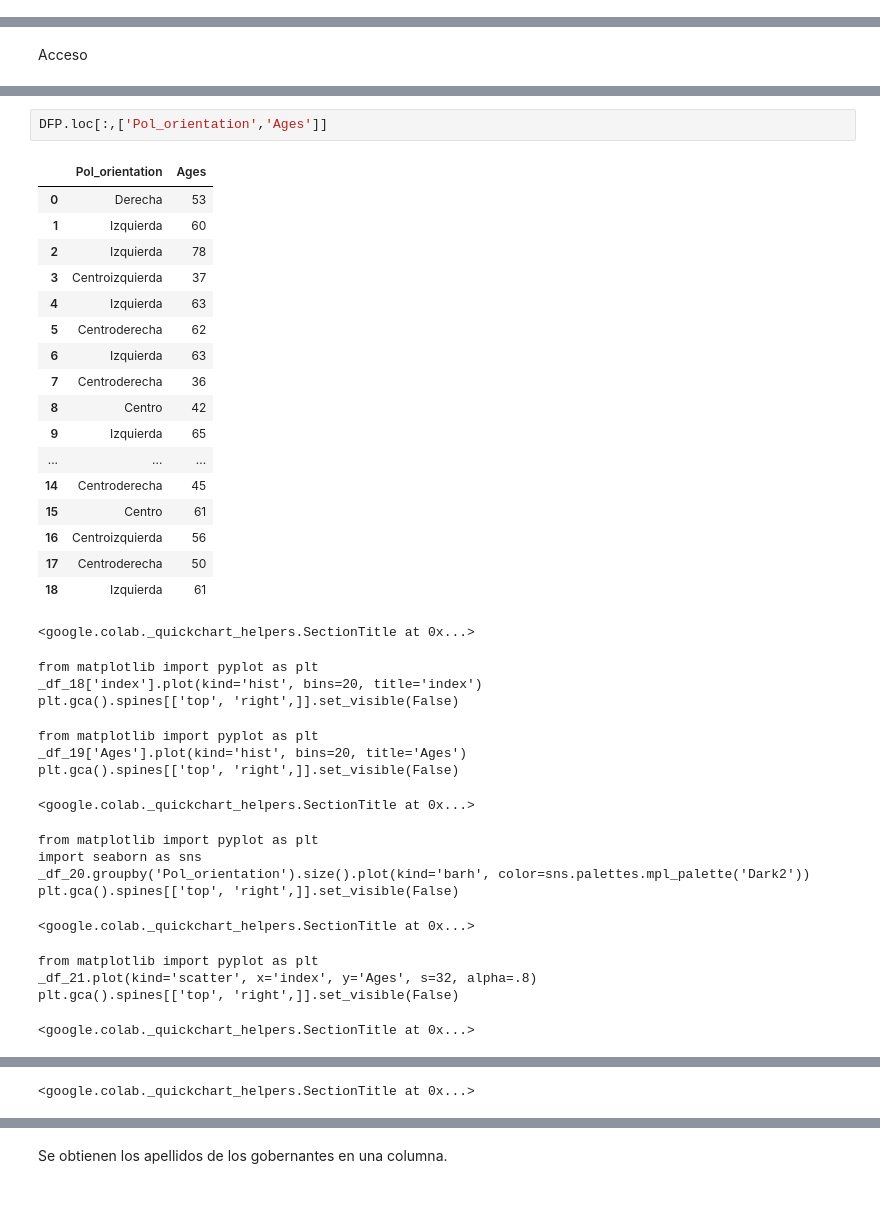
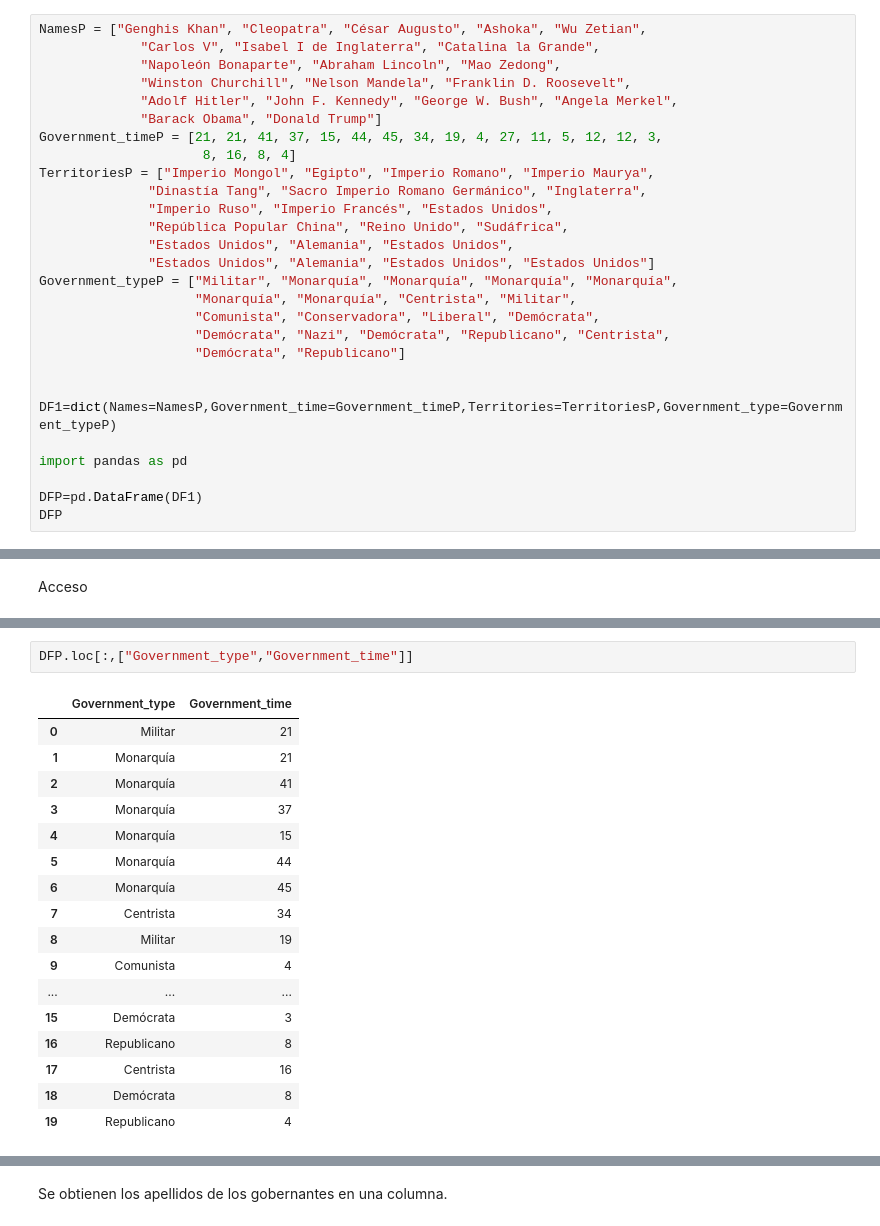
Before and after one commit to LuisPalominoR/Clase-3, a Jupyter notebook: 3b_PROTO.ipynb, the cells around one changed output, grey strips where cells are left out. Cells and saved outputs as stored; diff of their text form; blank space fills up the shorter version.

```diff
--- a/3b_PROTO.ipynb
+++ b/3b_PROTO.ipynb
@@ -108,0 +12,28 @@ DFR
+# %%
+NamesP = ["Genghis Khan", "Cleopatra", "César Augusto", "Ashoka", "Wu Zetian",
+             "Carlos V", "Isabel I de Inglaterra", "Catalina la Grande",
+             "Napoleón Bonaparte", "Abraham Lincoln", "Mao Zedong",
+             "Winston Churchill", "Nelson Mandela", "Franklin D. Roosevelt",
+             "Adolf Hitler", "John F. Kennedy", "George W. Bush", "Angela Merkel",
+             "Barack Obama", "Donald Trump"]
+Government_timeP = [21, 21, 41, 37, 15, 44, 45, 34, 19, 4, 27, 11, 5, 12, 12, 3,
+                     8, 16, 8, 4]
+TerritoriesP = ["Imperio Mongol", "Egipto", "Imperio Romano", "Imperio Maurya",
+              "Dinastía Tang", "Sacro Imperio Romano Germánico", "Inglaterra",
+              "Imperio Ruso", "Imperio Francés", "Estados Unidos",
+              "República Popular China", "Reino Unido", "Sudáfrica",
+              "Estados Unidos", "Alemania", "Estados Unidos",
+              "Estados Unidos", "Alemania", "Estados Unidos", "Estados Unidos"]
+Government_typeP = ["Militar", "Monarquía", "Monarquía", "Monarquía", "Monarquía",
+                    "Monarquía", "Monarquía", "Centrista", "Militar",
+                    "Comunista", "Conservadora", "Liberal", "Demócrata",
+                    "Demócrata", "Nazi", "Demócrata", "Republicano", "Centrista",
+                    "Demócrata", "Republicano"]
+
+
+DF1=dict(Names=NamesP,Government_time=Government_timeP,Territories=TerritoriesP,Government_type=Government_typeP)
+
+import pandas as pd
+
+DFP=pd.DataFrame(DF1)
+DFP
@@ -236,37 +219,20 @@ Se obtienen los apellidos.
 # %%
-DFP.loc[:,['Pol_orientation','Ages']]
+DFP.loc[:,["Government_type","Government_time"]]
 # %% [output]
-|  | Pol_orientation | Ages |
-| 0 | Derecha | 53 |
-| 1 | Izquierda | 60 |
-| 2 | Izquierda | 78 |
-| 3 | Centroizquierda | 37 |
-| 4 | Izquierda | 63 |
-| 5 | Centroderecha | 62 |
-| 6 | Izquierda | 63 |
-| 7 | Centroderecha | 36 |
-| 8 | Centro | 42 |
-| 9 | Izquierda | 65 |
+|  | Government_type | Government_time |
+| 0 | Militar | 21 |
+| 1 | Monarquía | 21 |
+| 2 | Monarquía | 41 |
+| 3 | Monarquía | 37 |
+| 4 | Monarquía | 15 |
+| 5 | Monarquía | 44 |
+| 6 | Monarquía | 45 |
+| 7 | Centrista | 34 |
+| 8 | Militar | 19 |
+| 9 | Comunista | 4 |
 | ... | ... | ... |
-| 14 | Centroderecha | 45 |
-| 15 | Centro | 61 |
-| 16 | Centroizquierda | 56 |
-| 17 | Centroderecha | 50 |
-| 18 | Izquierda | 61 |
+| 15 | Demócrata | 3 |
+| 16 | Republicano | 8 |
+| 17 | Centrista | 16 |
+| 18 | Demócrata | 8 |
+| 19 | Republicano | 4 |
-<google.colab._quickchart_helpers.SectionTitle at 0x...>
-from matplotlib import pyplot as plt
-_df_18['index'].plot(kind='hist', bins=20, title='index')
-plt.gca().spines[['top', 'right',]].set_visible(False)
-from matplotlib import pyplot as plt
-_df_19['Ages'].plot(kind='hist', bins=20, title='Ages')
-plt.gca().spines[['top', 'right',]].set_visible(False)
-<google.colab._quickchart_helpers.SectionTitle at 0x...>
-from matplotlib import pyplot as plt
-import seaborn as sns
-_df_20.groupby('Pol_orientation').size().plot(kind='barh', color=sns.palettes.mpl_palette('Dark2'))
-plt.gca().spines[['top', 'right',]].set_visible(False)
-<google.colab._quickchart_helpers.SectionTitle at 0x...>
-from matplotlib import pyplot as plt
-_df_21.plot(kind='scatter', x='index', y='Ages', s=32, alpha=.8)
-plt.gca().spines[['top', 'right',]].set_visible(False)
-<google.colab._quickchart_helpers.SectionTitle at 0x...>
@@ -309 +238,0 @@ _ = plt.ylabel('count()')
-<google.colab._quickchart_helpers.SectionTitle at 0x...>
```
Also changed, not shown: parts of 39 cells of this notebook.
